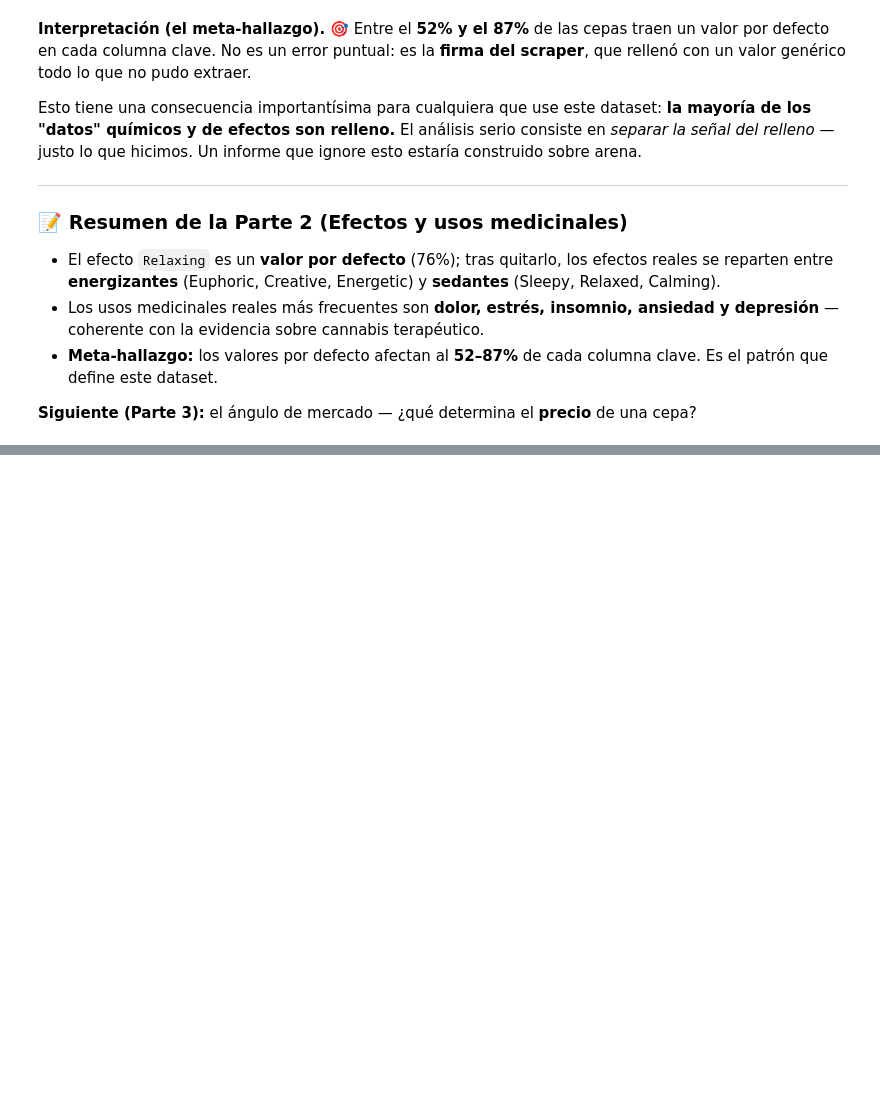
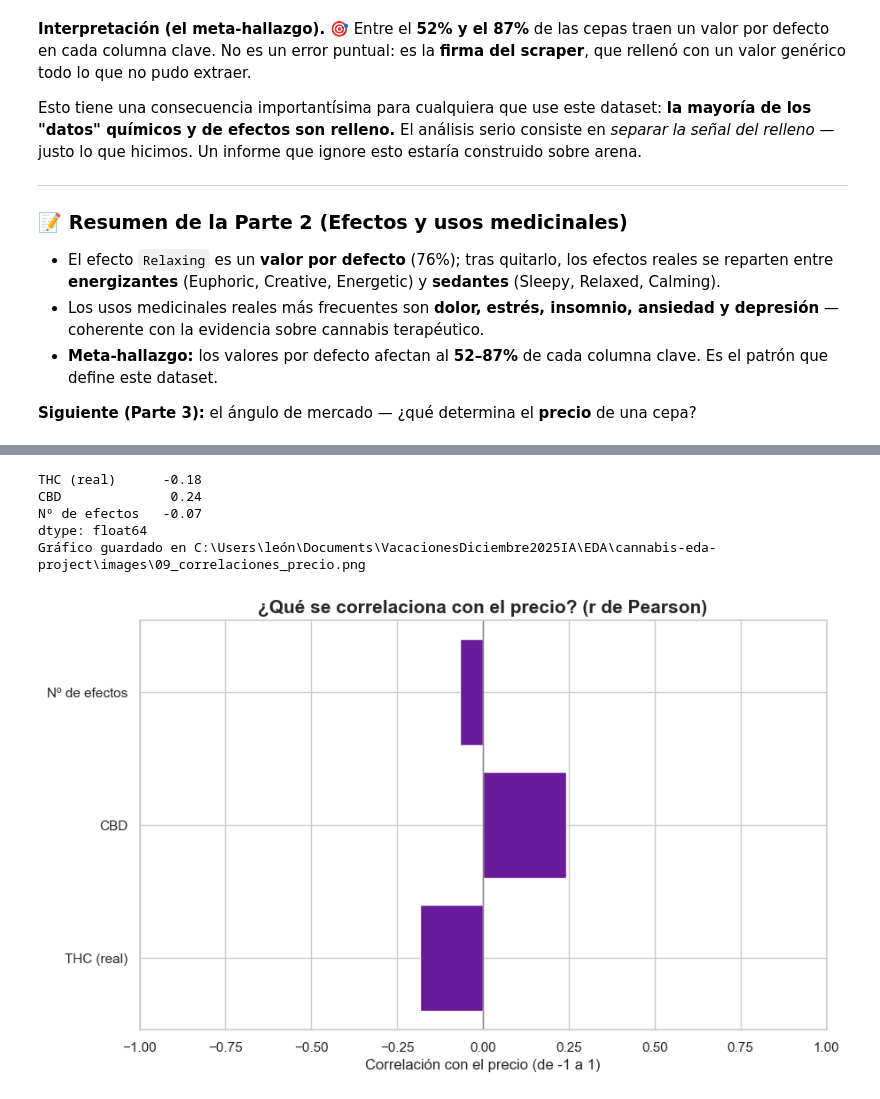
Before and after one commit to arboledaLeon/cannabis-eda-project, a Jupyter notebook: notebooks/03_eda_narrado.ipynb, the cells around one changed output, grey strips where cells are left out. Saved outputs shown, nothing was run; the diff lists cells and outputs as text; code cells hidden in the pictures; blank space fills up the shorter version.

```diff
--- a/notebooks/03_eda_narrado.ipynb
+++ b/notebooks/03_eda_narrado.ipynb
@@ -431,0 +494,26 @@ que hicimos. Un informe que ignore esto estaría construido sobre arena.
+# %%
+real = df[(df["thc_pct"] != 20.0) & (df["thc_pct"].between(0, 100))]
+
+correlaciones = {
+    "THC (real)": real["current_price_gbp"].corr(real["thc_pct"]),
+    "CBD": df["current_price_gbp"].corr(df["cbd_pct"]),
+    "Nº de efectos": df["current_price_gbp"].corr(df["num_effects"]),
+}
+serie = pd.Series(correlaciones)
+print(serie.round(2))
+
+fig, ax = plt.subplots()
+ax.barh(list(serie.index), list(serie.values), color=PALETTE["purple"])
+ax.axvline(0, color="gray", linewidth=1)   # línea en cero: a la derecha positivo, a la izquierda negativo
+ax.set_title("¿Qué se correlaciona con el precio? (r de Pearson)")
+ax.set_xlabel("Correlación con el precio (de -1 a 1)")
+ax.set_xlim(-1, 1)
+save_fig("09_correlaciones_precio")
+plt.show()
+# %% [output]
+THC (real)      -0.18
+CBD              0.24
+Nº de efectos   -0.07
+dtype: float64
+Gráfico guardado en C:\Users\león\Documents\VacacionesDiciembre2025IA\EDA\cannabis-eda-project\images\09_correlaciones_precio.png
+[figure, added]
```
Also changed, not shown: parts of 10 cells of this notebook, 4 other files.
